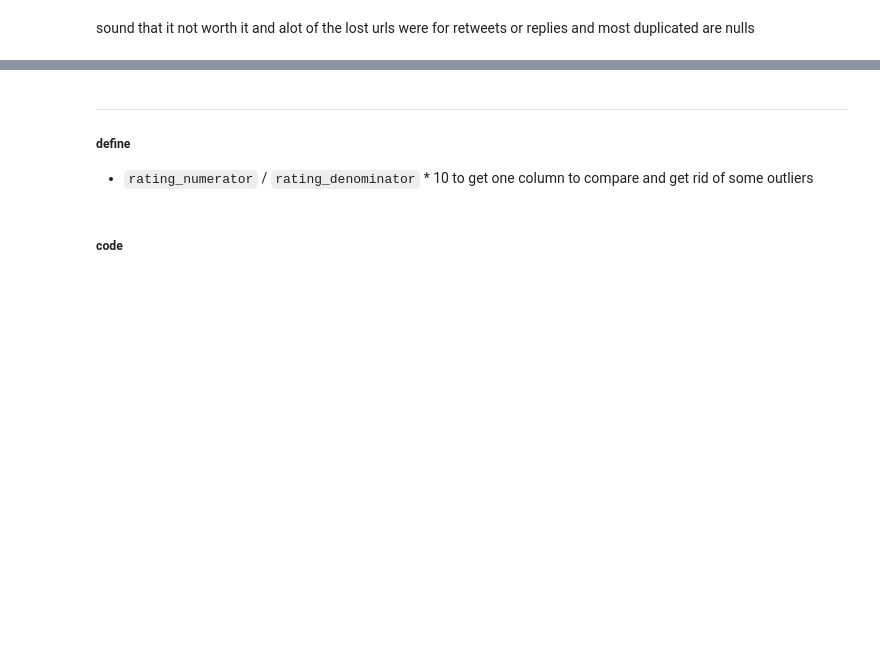
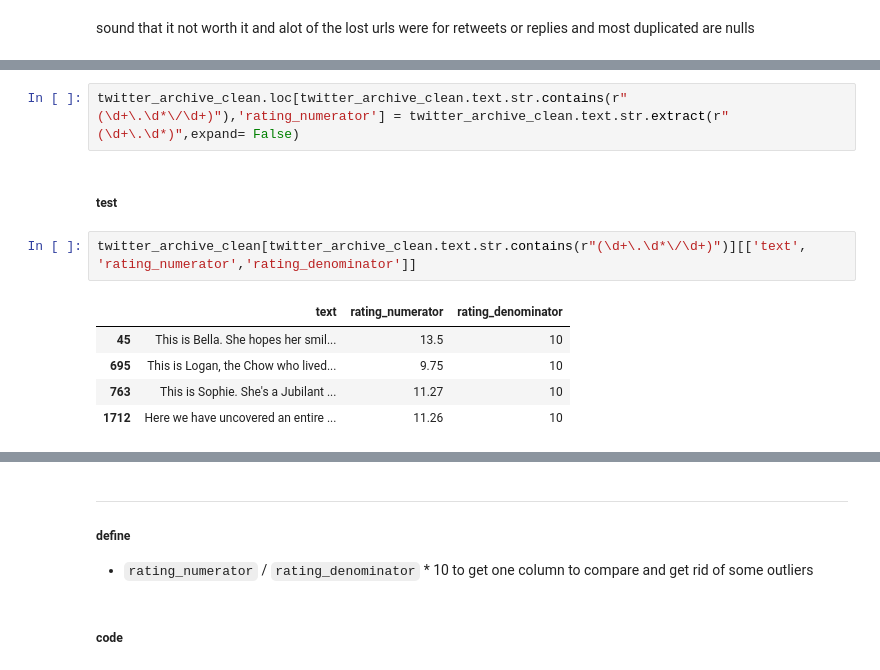
Before and after one commit to ahmed-mahmood-hanafy/wrangle_act, a Jupyter notebook: wrangle_act.ipynb, the cells around one changed output, grey strips where cells are left out. Cells and saved outputs as stored; diff of their text form; blank space fills up the shorter version.

```diff
--- a/wrangle_act.ipynb
+++ b/wrangle_act.ipynb
@@ -692,0 +836,12 @@ sound that it not worth it and alot of the lost urls were for retweets or replie
+# %%
+twitter_archive_clean.loc[twitter_archive_clean.text.str.contains(r"(\d+\.\d*\/\d+)"),'rating_numerator'] = twitter_archive_clean.text.str.extract(r"(\d+\.\d*)",expand= False)
+# %% [markdown]
+##### test
+# %%
+twitter_archive_clean[twitter_archive_clean.text.str.contains(r"(\d+\.\d*\/\d+)")][['text', 'rating_numerator','rating_denominator']]
+# %% [output]
+|  | text | rating_numerator | rating_denominator |
+| 45 | This is Bella. She hopes her smil... | 13.5 | 10 |
+| 695 | This is Logan, the Chow who lived... | 9.75 | 10 |
+| 763 | This is Sophie. She's a Jubilant ... | 11.27 | 10 |
+| 1712 | Here we have uncovered an entire ... | 11.26 | 10 |
```
Also changed, not shown: parts of 70 cells of this notebook, 11 other files.
